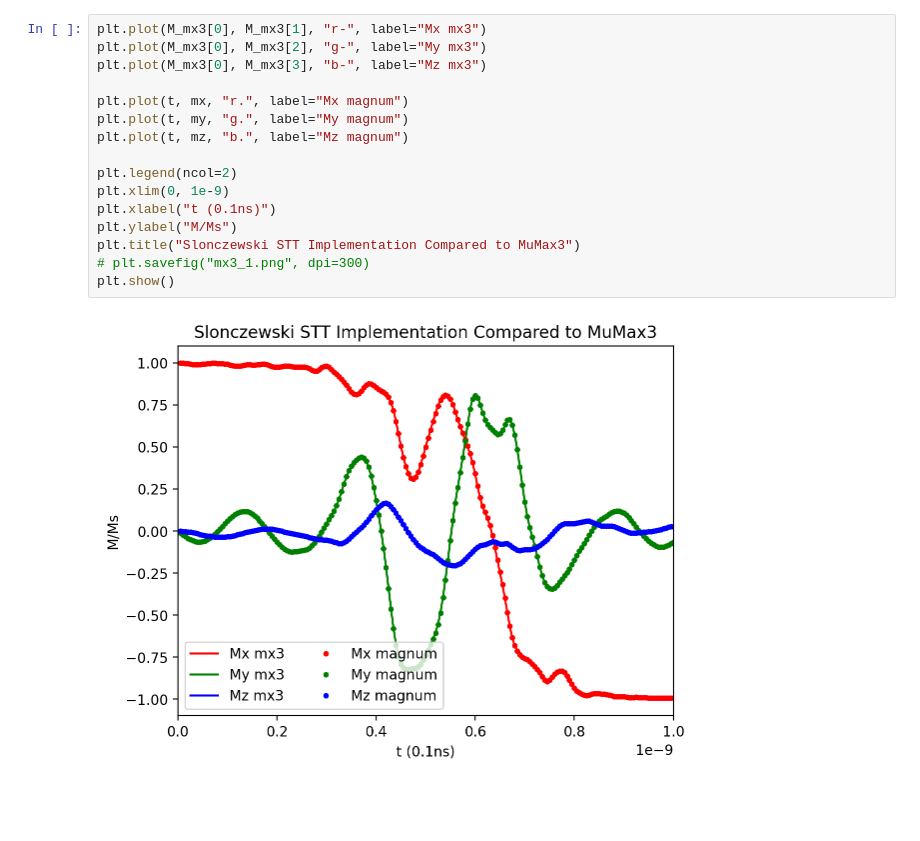
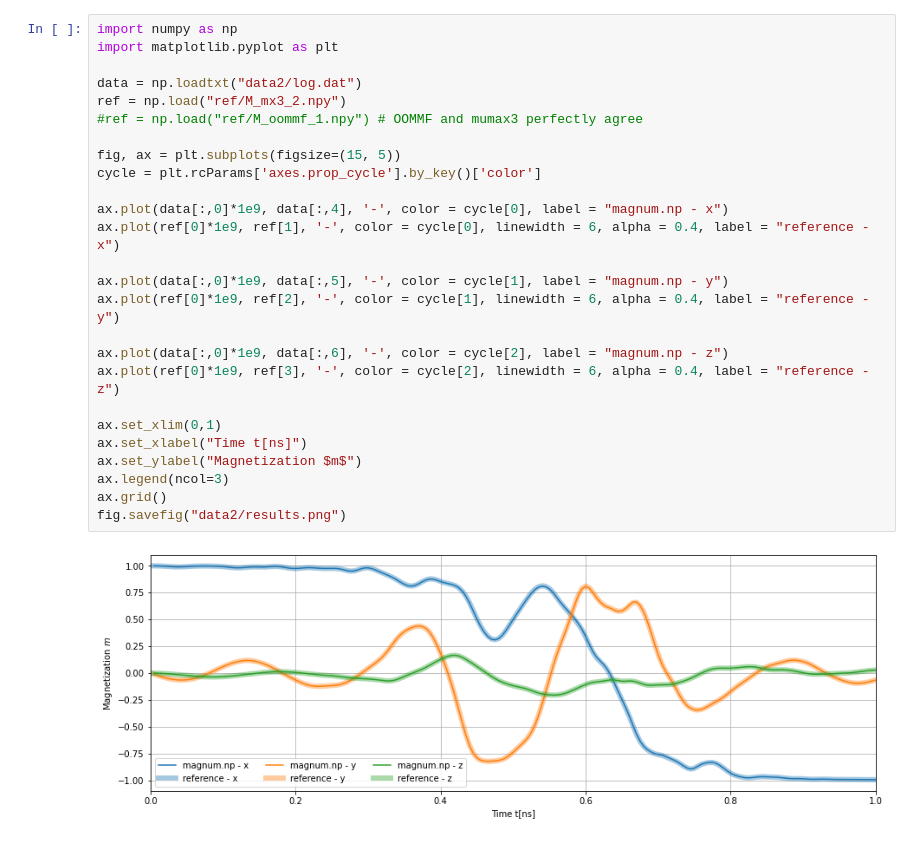
Before and after one commit to chris-birdler/magnum.np, a Jupyter notebook: demos/slonczewski/run2.ipynb, the cells around one changed output. Saved outputs shown, nothing was run; the diff lists cells and outputs as text; blank space fills up the shorter version.

```diff
--- a/demos/slonczewski/run2.ipynb
+++ b/demos/slonczewski/run2.ipynb
@@ -199,18 +91,28 @@ plt.show()
-# %%
-plt.plot(M_mx3[0], M_mx3[1], "r-", label="Mx mx3")
-plt.plot(M_mx3[0], M_mx3[2], "g-", label="My mx3")
-plt.plot(M_mx3[0], M_mx3[3], "b-", label="Mz mx3")
-
-plt.plot(t, mx, "r.", label="Mx magnum")
-plt.plot(t, my, "g.", label="My magnum")
-plt.plot(t, mz, "b.", label="Mz magnum")
-
-plt.legend(ncol=2)
-plt.xlim(0, 1e-9)
-plt.xlabel("t (0.1ns)")
-plt.ylabel("M/Ms")
-plt.title("Slonczewski STT Implementation Compared to MuMax3")
-# plt.savefig("mx3_1.png", dpi=300)
-plt.show()
-# %% [output]
-[figure, removed]
+# %%
+import numpy as np
+import matplotlib.pyplot as plt
+
+data = np.loadtxt("data2/log.dat")
+ref = np.load("ref/M_mx3_2.npy")
+#ref = np.load("ref/M_oommf_1.npy") # OOMMF and mumax3 perfectly agree
+
+fig, ax = plt.subplots(figsize=(15, 5))
+cycle = plt.rcParams['axes.prop_cycle'].by_key()['color']
+
+ax.plot(data[:,0]*1e9, data[:,4], '-', color = cycle[0], label = "magnum.np - x")
+ax.plot(ref[0]*1e9, ref[1], '-', color = cycle[0], linewidth = 6, alpha = 0.4, label = "reference - x")
+
+ax.plot(data[:,0]*1e9, data[:,5], '-', color = cycle[1], label = "magnum.np - y")
+ax.plot(ref[0]*1e9, ref[2], '-', color = cycle[1], linewidth = 6, alpha = 0.4, label = "reference - y")
+
+ax.plot(data[:,0]*1e9, data[:,6], '-', color = cycle[2], label = "magnum.np - z")
+ax.plot(ref[0]*1e9, ref[3], '-', color = cycle[2], linewidth = 6, alpha = 0.4, label = "reference - z")
+
+ax.set_xlim(0,1)
+ax.set_xlabel("Time t[ns]")
+ax.set_ylabel("Magnetization $m$")
+ax.legend(ncol=3)
+ax.grid()
+fig.savefig("data2/results.png")
+# %% [output]
+[figure, added]
```
Also changed, not shown: parts of 9 cells of this notebook, 3 other files.
